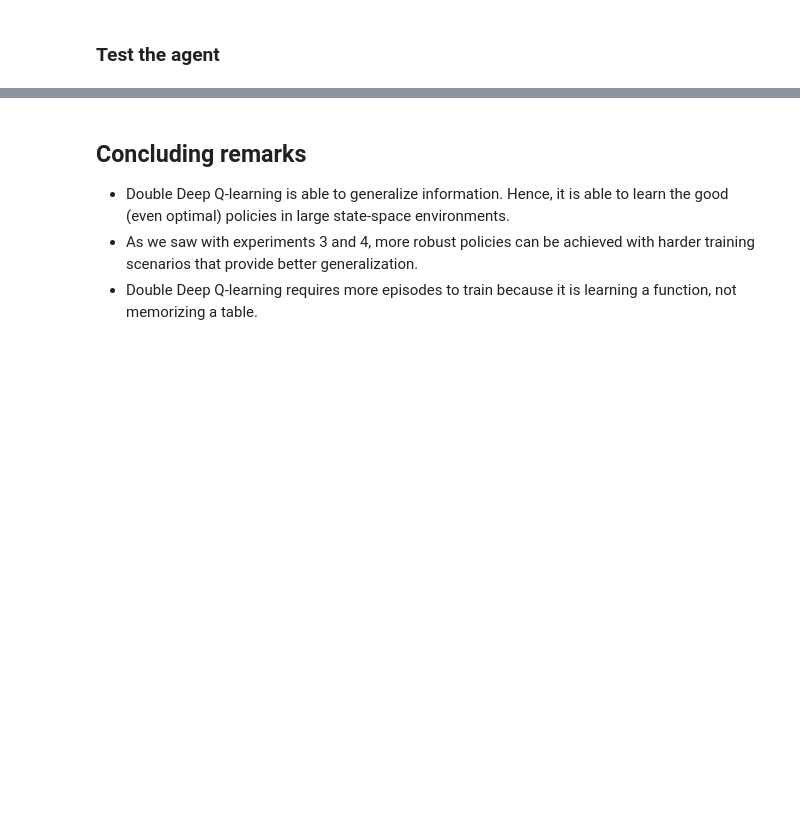
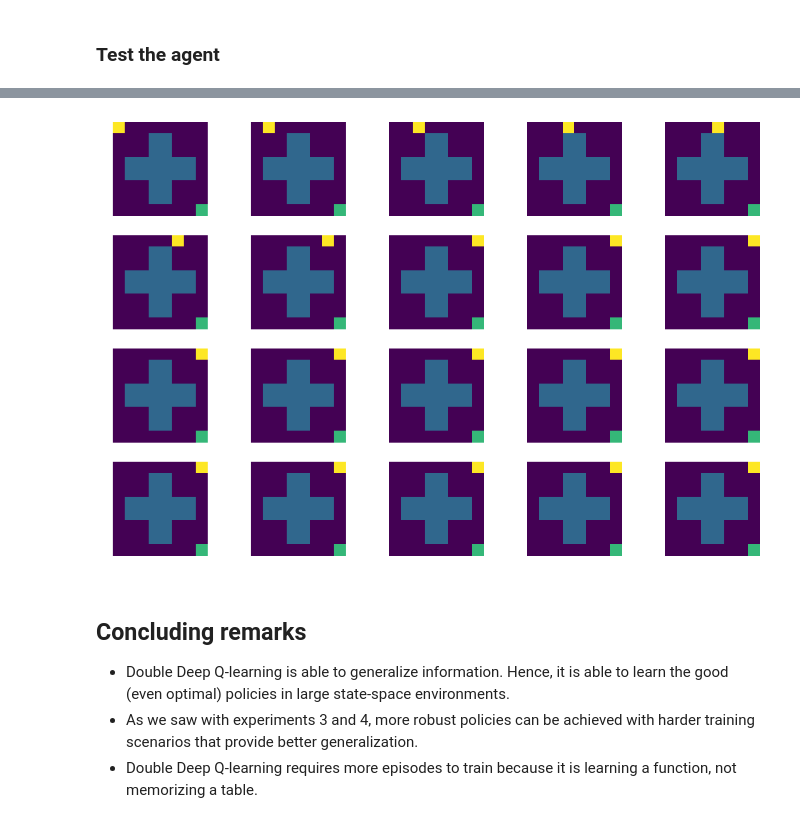
Before and after one commit to nicholasRenninger/RL-tutorial, a Jupyter notebook: numpy-based/Part_2.ipynb, the cells around one changed output, grey strips where cells are left out. Saved outputs shown, nothing was run; the diff lists cells and outputs as text; code cells hidden in the pictures; blank space fills up the shorter version.

```diff
--- a/numpy-based/Part_2.ipynb
+++ b/numpy-based/Part_2.ipynb
@@ -644,22 +645,28 @@ UP, RIGHT, DOWN, LEFT
 # %%
 %matplotlib notebook
 
 env = grid_world()                             # A new instance of the environment (required for rendering).
 
-for episode in range(30):                      # Loop over some episodes.
+for episode in range(5):                       # Loop over some episodes.
     state = env.reset(random,True)             # Reset the environment.
     done = False                               # done flag starts as false.
     step = 1                                   # step counter starts in 1.
-    while (not done and step < 30):            # Looping until terminal or during max steps.
+
+    trayectory = [env.get_map()]               # Python list to save trayectory.
+    while (not done and step < 20):            # Looping until terminal or during max steps.
         action = agent.greedy(state)           # Select action based on greedy policy.
         state,_,done = env.step(action,True)   # Take selected action.
         step += 1                              # Increase step counter by one.
-        env.render()                           # Render the environment.
+        env_map = env.render()                 # Render the environment.
+        trayectory.append(env_map)             # Saves the current map in the trayectory.
 
 %matplotlib inline
+
+plot_trayectory(trayectory)                    # Plots trayectory of last episode
 # %% [output]
 [interactive output not drawn]
 [interactive output not drawn]
+[figure, added]
 # %% [markdown]
 ## Concluding remarks
 
```
Also changed, not shown: parts of 1 cell of this notebook, 2 other files.
